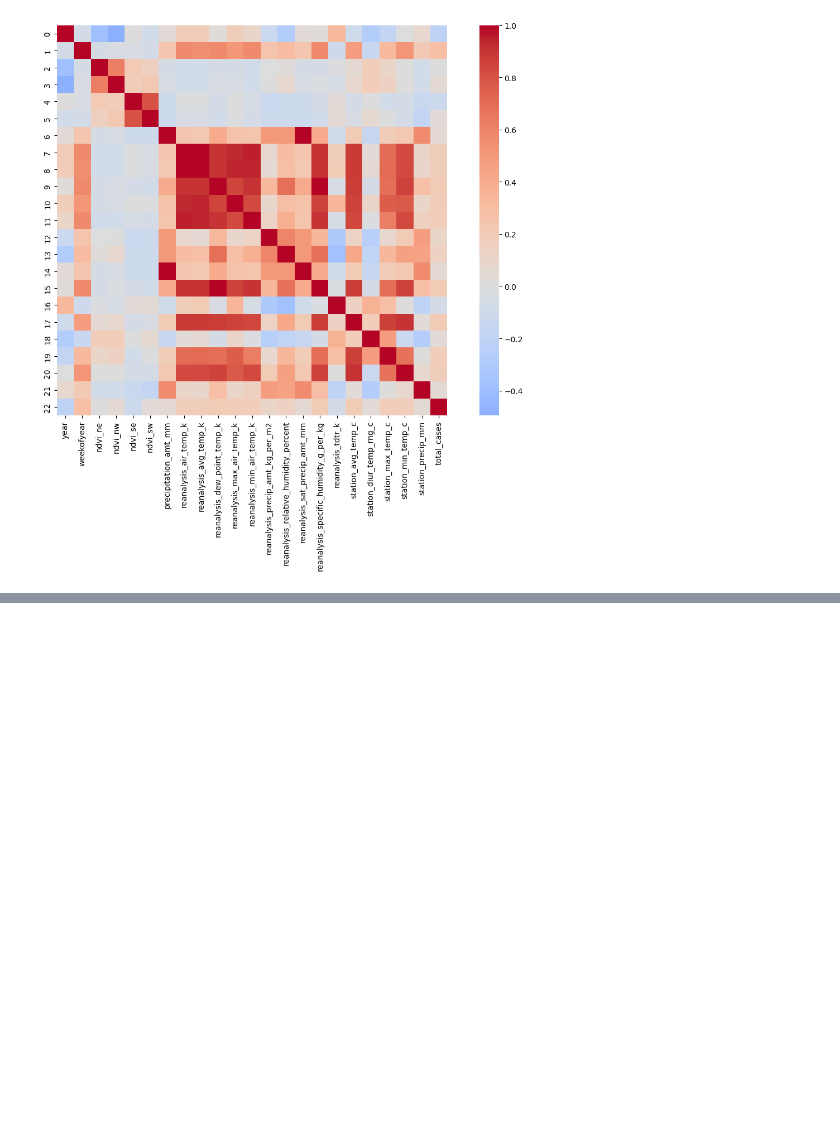
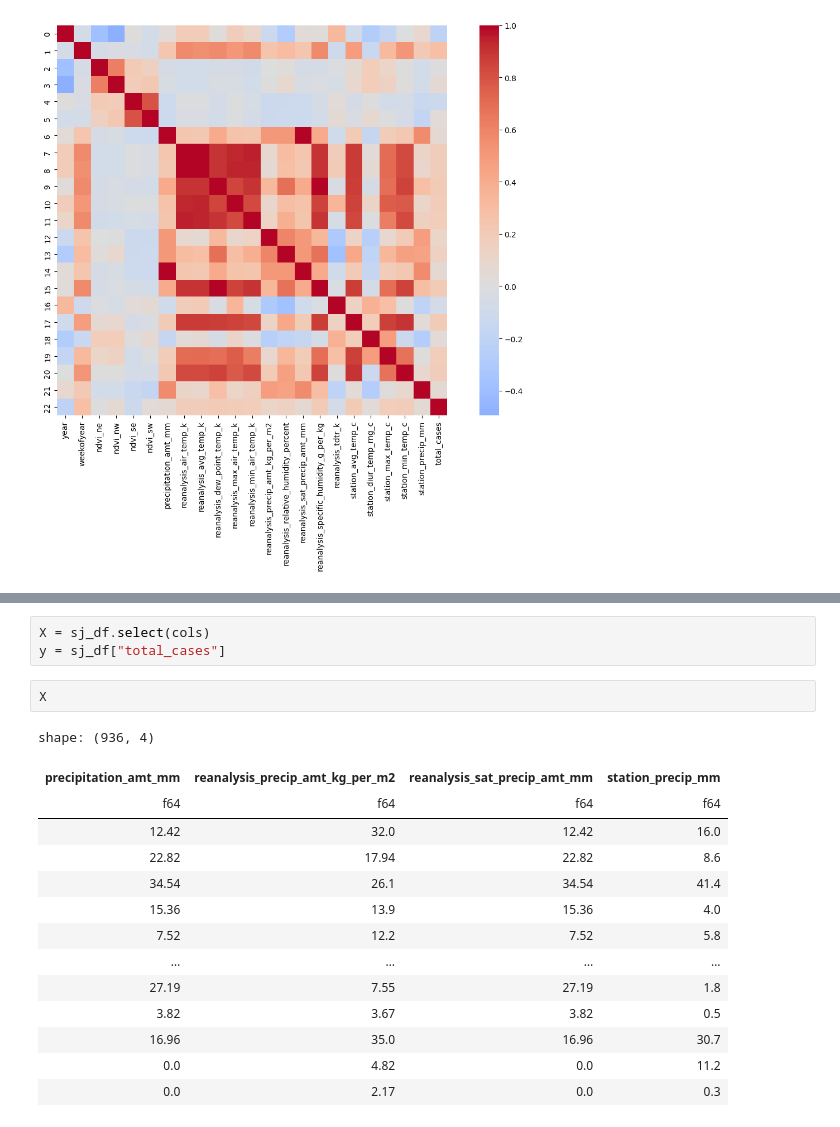
Before and after one commit to shivamnsingh/DengAi, a Jupyter notebook: code.ipynb, the cells around one changed output, grey strips where cells are left out. Drawn from its saved outputs; the diff is of its cells as text; blank space fills up the shorter version.

```diff
--- a/code.ipynb
+++ b/code.ipynb
@@ -261,0 +217,20 @@ shape: (936,)
+# %%
+X = sj_df.select(cols)
+y = sj_df["total_cases"]
+# %%
+X
+# %% [output]
+shape: (936, 4)
+| precipitation_amt_mm | reanalysis_precip_amt_kg_per_m2 | reanalysis_sat_precip_amt_mm | station_precip_mm |
+| f64 | f64 | f64 | f64 |
+| 12.42 | 32.0 | 12.42 | 16.0 |
+| 22.82 | 17.94 | 22.82 | 8.6 |
+| 34.54 | 26.1 | 34.54 | 41.4 |
+| 15.36 | 13.9 | 15.36 | 4.0 |
+| 7.52 | 12.2 | 7.52 | 5.8 |
+| … | … | … | … |
+| 27.19 | 7.55 | 27.19 | 1.8 |
+| 3.82 | 3.67 | 3.82 | 0.5 |
+| 16.96 | 35.0 | 16.96 | 30.7 |
+| 0.0 | 4.82 | 0.0 | 11.2 |
+| 0.0 | 2.17 | 0.0 | 0.3 |
```
Also changed, not shown: parts of 17 cells of this notebook.
